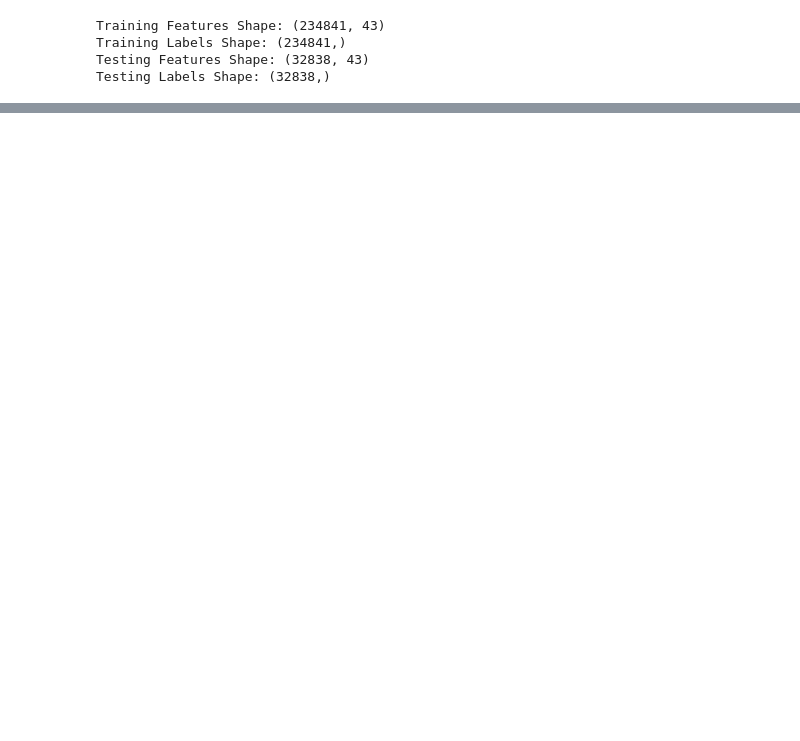
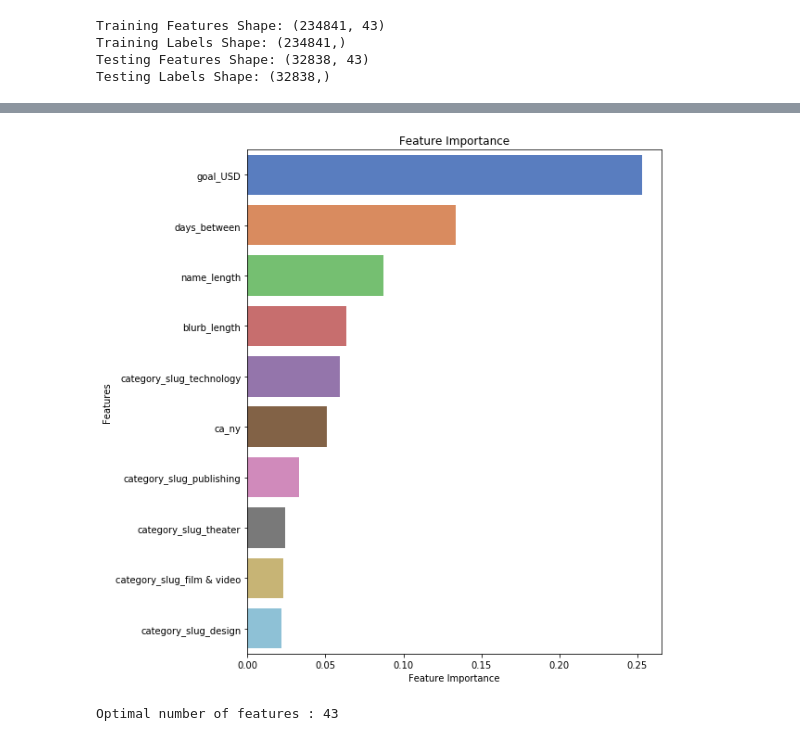
Before and after one commit to dwitten392/Springboard---DW, a Jupyter notebook: Capstone 1 - Kickstarter/Kickstarter Projects - Modeling.ipynb, the cells around one changed output, grey strips where cells are left out. Saved outputs shown, nothing was run; the diff lists cells and outputs as text; code cells hidden in the pictures; blank space fills up the shorter version.

Commit message:
lgbm modeling

```diff
--- a/Capstone 1 - Kickstarter/Kickstarter Projects - Modeling.ipynb
+++ b/Capstone 1 - Kickstarter/Kickstarter Projects - Modeling.ipynb
@@ -1211,0 +1141,8 @@ fi.head(10)
+# %%
+# Create the random grid
+# NEEDS to be rerun prior to Randomized Search
+random_grid = {'n_estimators': n_estimators,
+               'max_features': max_features,
+               'min_samples_split': min_samples_split,
+               'min_samples_leaf': min_samples_leaf,
+               'max_depth': max_depth}
@@ -1211,0 +1152,10 @@ fi.head(10)
+# %%
+# BE CAREFUL OF CALC TIME
+# Import the model we are using
+from sklearn.ensemble import RandomForestClassifier
+
+rf = RandomForestClassifier(bootstrap=True)
+
+# search across 80 different combinations, and use all available cores
+rf_random = RandomizedSearchCV(estimator = rf, param_distributions = random_grid, n_iter = 20, cv = 4, verbose=2, random_state=112, n_jobs = -1, scoring='roc_auc')
+rf_random.fit(train_features, train_labels)
@@ -1211,0 +1226,4 @@ fi.head(10)
+# %%
+#best hyperparameters from above
+rf = RandomForestClassifier(bootstrap = True, random_state=112, n_estimators=58, min_samples_split=60, min_samples_leaf=11, max_features=11, max_depth=25)
+rf.fit(train_features, train_labels)
@@ -1211,0 +1238,26 @@ fi.head(10)
+# %%
+#displaying the top 10 most important features
+fi = pd.DataFrame({'feature': feature_list,
+                   'importance': rf.feature_importances_}).\
+                    sort_values('importance', ascending = False)
+
+fig=plt.figure(figsize=(8,10))
+ax = sns.barplot(x = 'importance', y = 'feature', data = fi.iloc[0:10,], palette = 'muted')
+
+plt.xlabel('Feature Importance')
+plt.ylabel('Features')
+plt.title('Feature Importance')
+plt.show()
+# %% [output]
+[figure, added]
+# %%
+#importing feature selection eliminator
+from sklearn.feature_selection import RFECV
+rf_rfecv = RandomForestClassifier(bootstrap=True, n_estimators = 58, min_samples_split = 60, min_samples_leaf = 11, max_features = 11, max_depth = 25) #took best parameters from above
+rfecv = RFECV(estimator=rf_1, step=1, cv=4, scoring='roc_auc', n_jobs = -1, verbose = 2, min_features_to_select = 11)
+
+rfecv.fit(train_features, train_labels)
+
+print("Optimal number of features : %d" % rfecv.n_features_)
+# %% [output]
+Optimal number of features : 43
```
Also changed, not shown: parts of 62 cells of this notebook.
